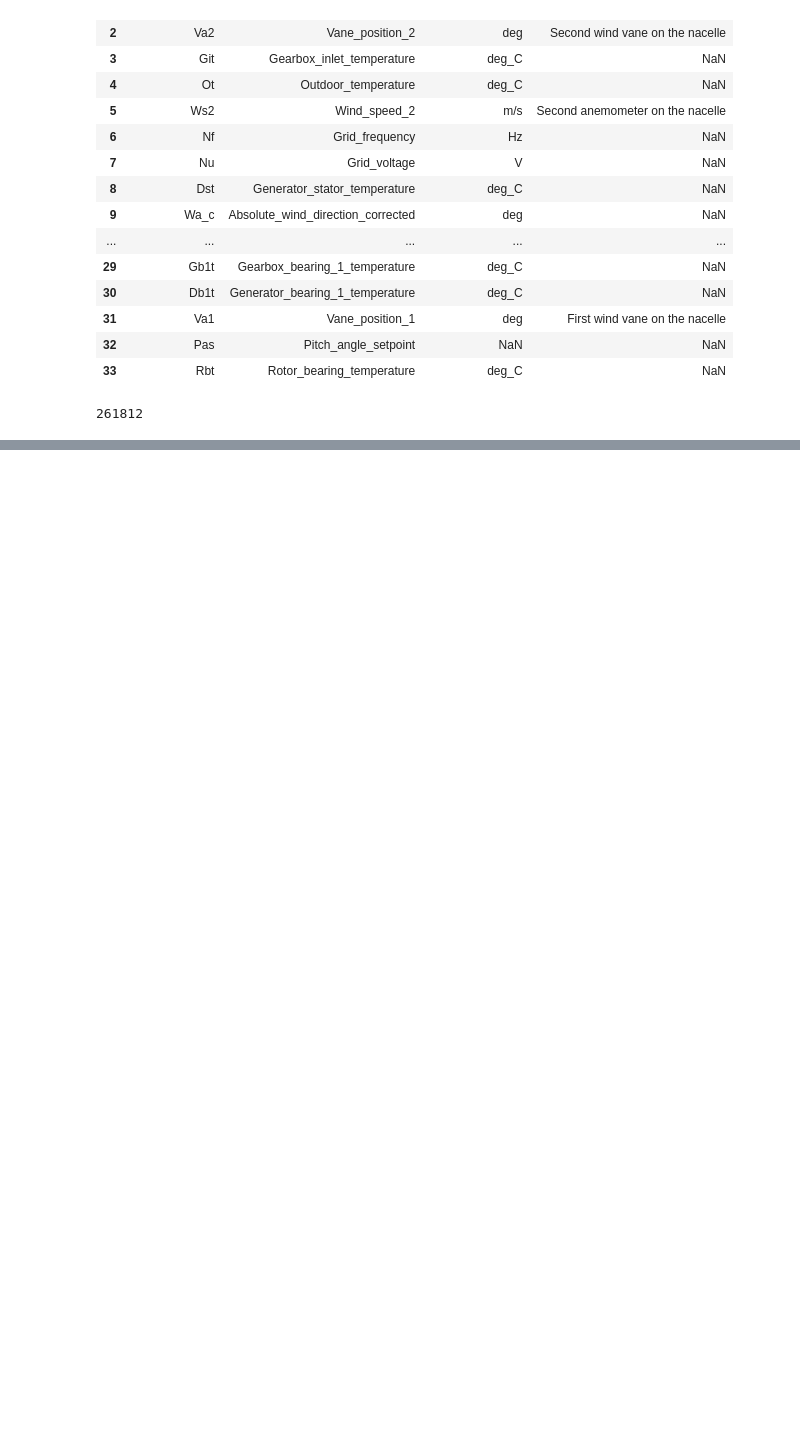
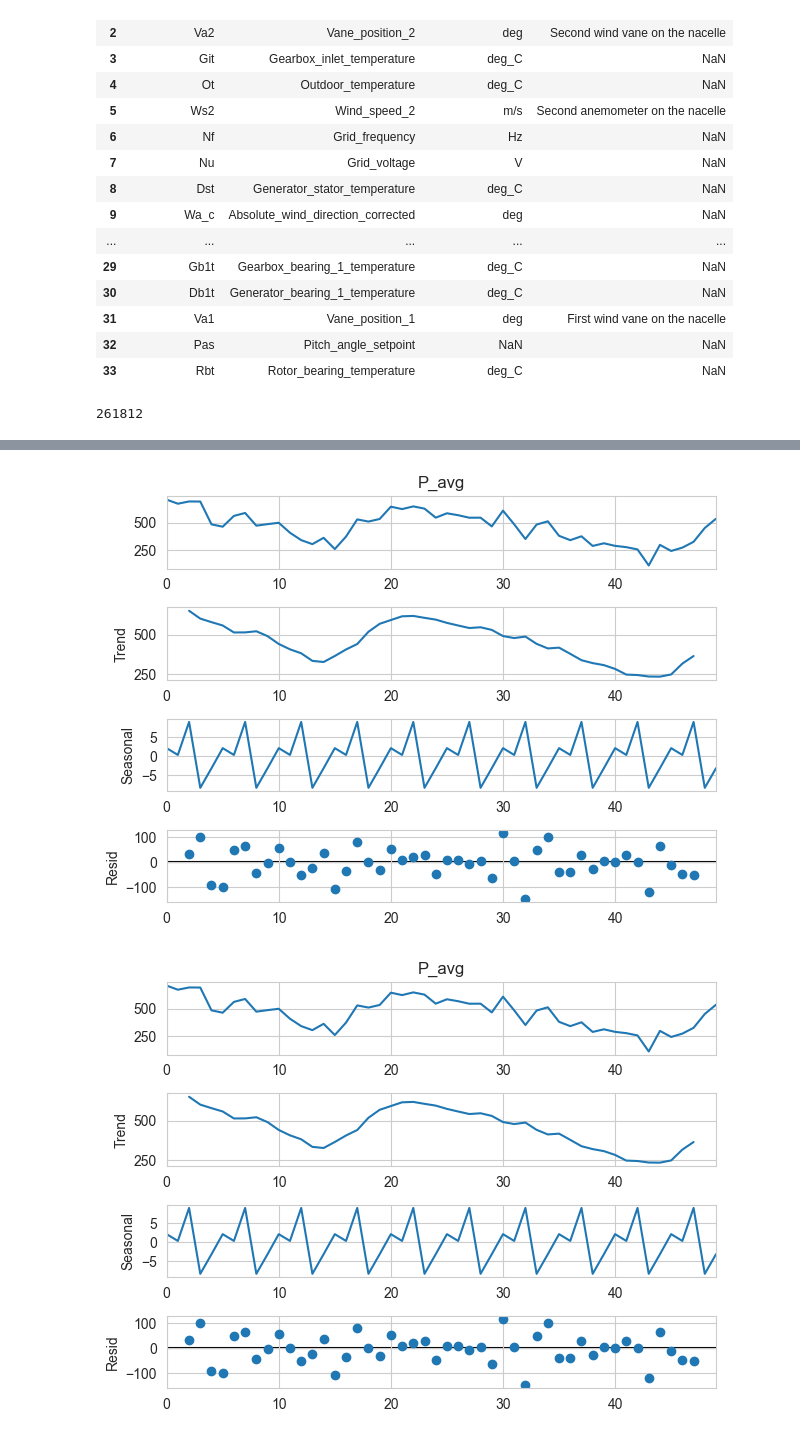
Before and after one commit to saneem89/AI4WindEnergy, a Jupyter notebook: exploratory_data_analysis/data_understading.ipynb, the cells around one changed output, grey strips where cells are left out. Cells and saved outputs as stored; diff of their text form; code cells hidden in the pictures; blank space fills up the shorter version.

```diff
--- a/exploratory_data_analysis/data_understading.ipynb
+++ b/exploratory_data_analysis/data_understading.ipynb
@@ -35,0 +82,8 @@ small_df = df.iloc[0:10000]
+# %%
+from statsmodels.tsa.seasonal import seasonal_decompose
+
+result = seasonal_decompose(df_temp.iloc[:50]['P_avg'], model='additive', period=5)
+result.plot()
+# %% [output]
+[figure, added]
+[figure, added]
```
Also changed, not shown: parts of 9 cells of this notebook, 2 other files.
